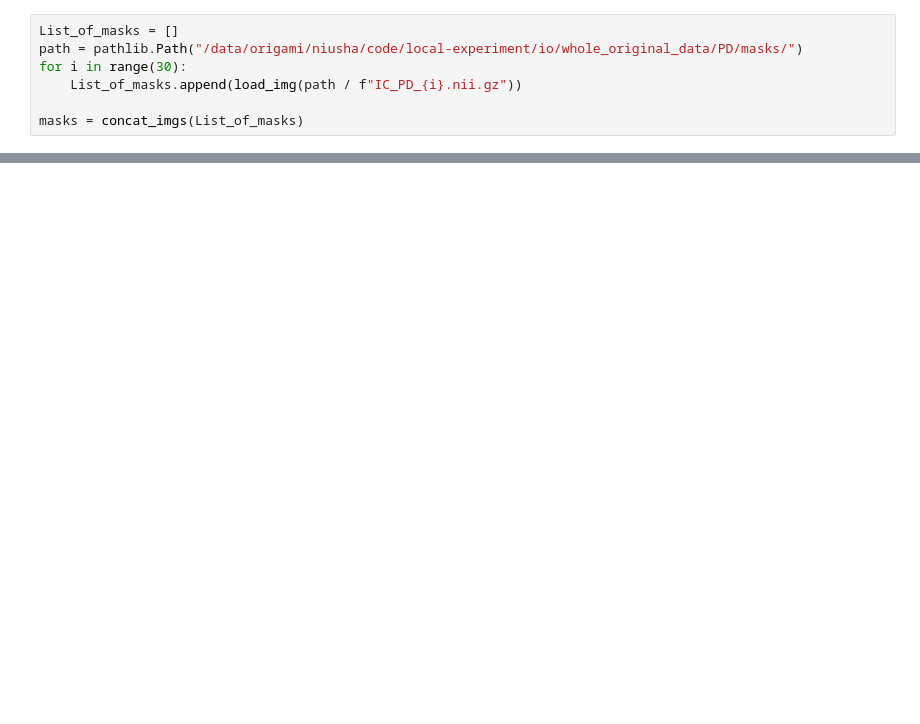
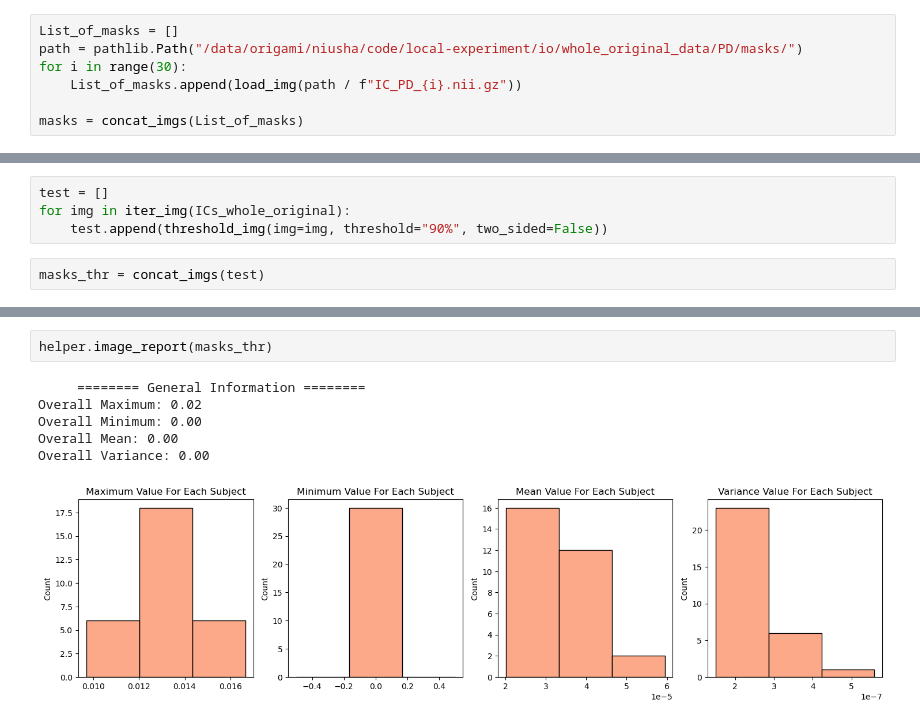
Before and after one commit to mirhnius/ICA_Nilearn_Test, a Jupyter notebook: visualization.ipynb, the cells around one changed output, grey strips where cells are left out. Saved outputs shown, nothing was run; the diff lists cells and outputs as text; blank space fills up the shorter version.

Commit message:
change report function

```diff
--- a/visualization.ipynb
+++ b/visualization.ipynb
@@ -79,0 +74,6 @@ Overall Minimum: -0.01
+# %%
+test = []
+for img in iter_img(ICs_whole_original):
+    test.append(threshold_img(img=img, threshold="90%", two_sided=False))
+# %%
+masks_thr = concat_imgs(test)
@@ -79,0 +85,9 @@ Overall Minimum: -0.01
+# %%
+helper.image_report(masks_thr)
+# %% [output]
+     ======== General Information ========
+Overall Maximum: 0.02
+Overall Minimum: 0.00
+Overall Mean: 0.00
+Overall Variance: 0.00
+[figure, added]
```
Also changed, not shown: parts of 10 cells of this notebook, 4 other files.
